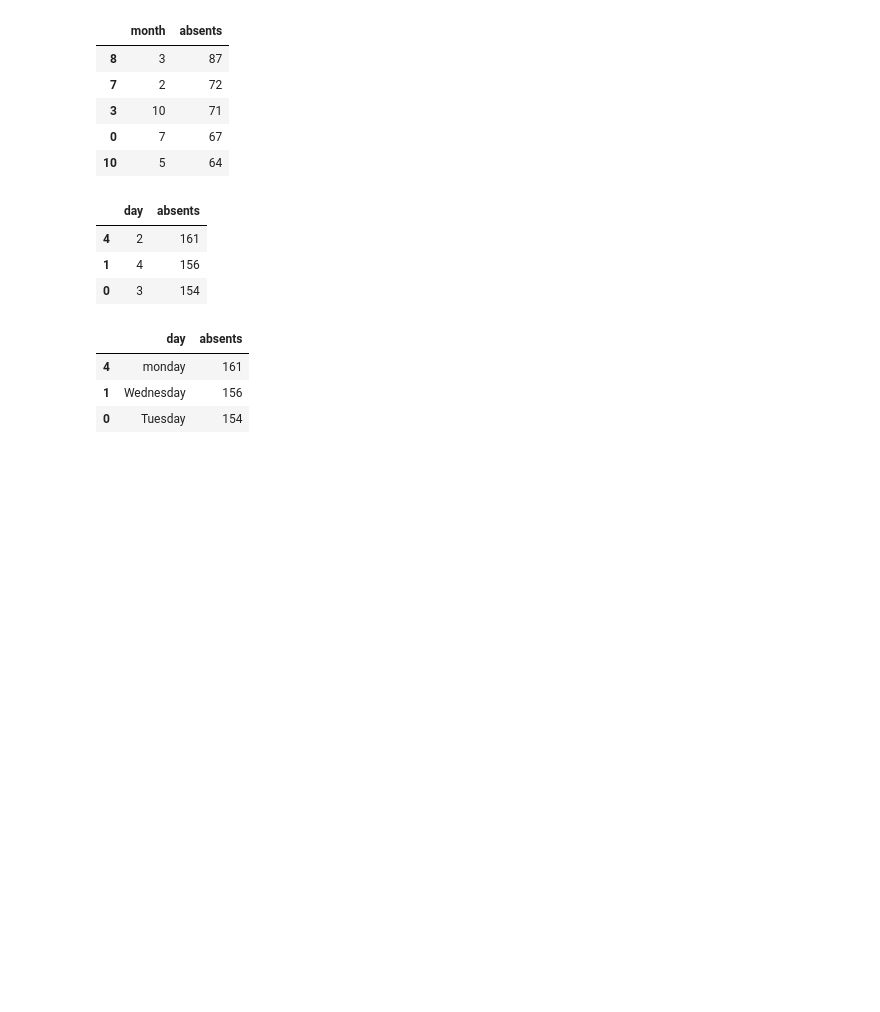
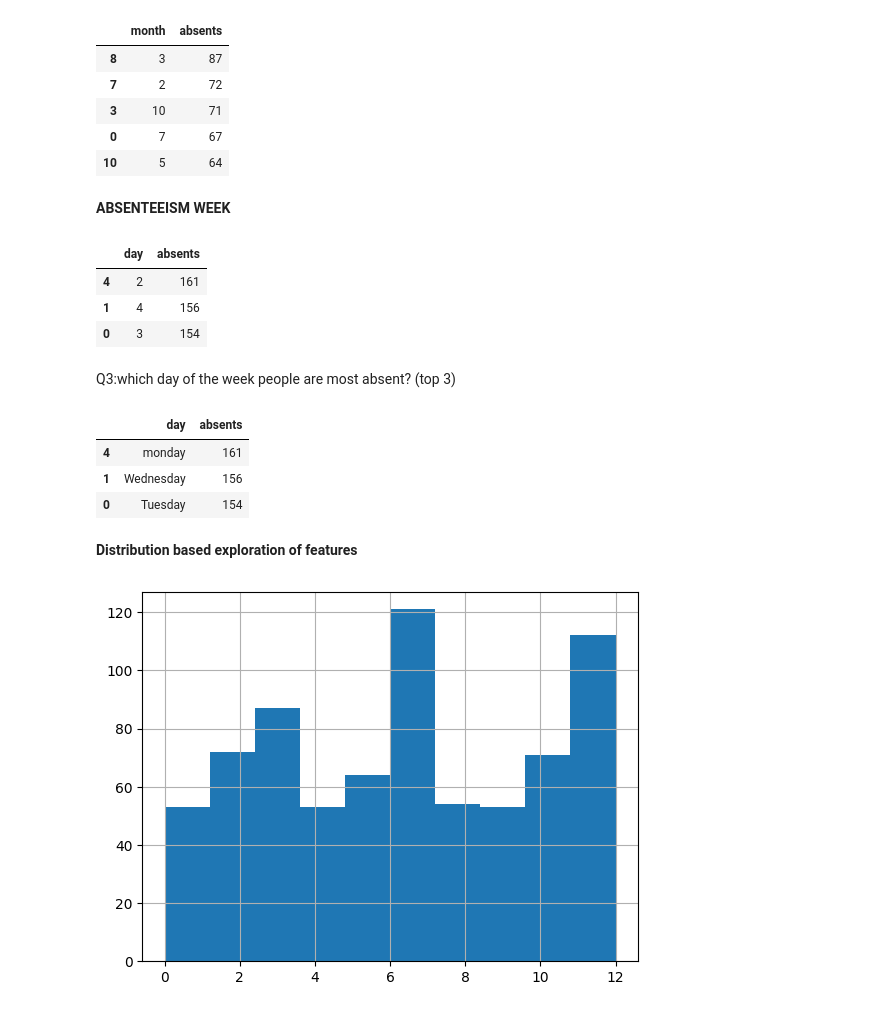
Before and after one commit to mohdshahbaaz059/data-science-project, a Jupyter notebook: Exploratory_Data_Analysis.ipynb, the cells around one changed output. Cells and saved outputs as stored; diff of their text form; code cells hidden in the pictures; blank space fills up the shorter version.

```diff
--- a/Exploratory_Data_Analysis.ipynb
+++ b/Exploratory_Data_Analysis.ipynb
@@ -161,6 +231,8 @@ table
 | 3 | 10 | 71 |
 | 0 | 7 | 67 |
 | 10 | 5 | 64 |
+# %% [markdown]
+**ABSENTEEISM** **WEEK**
 # %%
 counts = Counter(df['Day of the week'])
 table = pd.DataFrame()
@@ -173,4 +245,7 @@ table
 | 4 | 2 | 161 |
 | 1 | 4 | 156 |
 | 0 | 3 | 154 |
+# %% [markdown]
+Q3:which day of the week people are most absent?
+(top 3)
 # %%
@@ -194,3 +269,9 @@ table
 | 4 | monday | 161 |
 | 1 | Wednesday | 156 |
 | 0 | Tuesday | 154 |
+# %% [markdown]
+**Distribution based exploration of features**
+# %%
+col = df['Month of absence'].hist()
+# %% [output]
+[figure, added]
```
Also changed, not shown: parts of 85 cells of this notebook.
